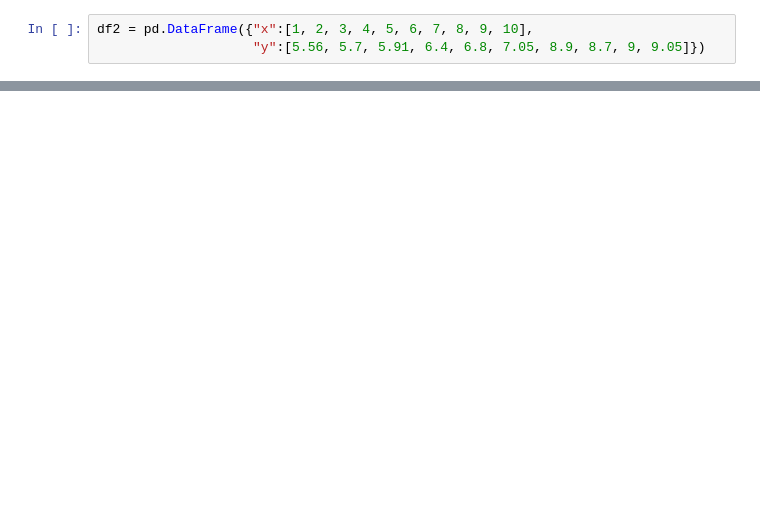
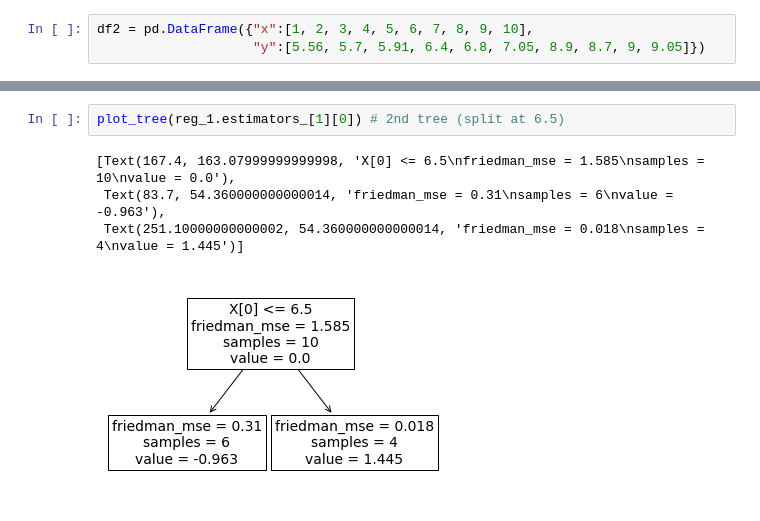
Before and after one commit to SilenceGTX/algorithms, a Jupyter notebook: GBDT.ipynb, the cells around one changed output, grey strips where cells are left out. Saved outputs shown, nothing was run; the diff lists cells and outputs as text; blank space fills up the shorter version.

```diff
--- a/GBDT.ipynb
+++ b/GBDT.ipynb
@@ -398,0 +587,7 @@ df2 = pd.DataFrame({"x":[1, 2, 3, 4, 5, 6, 7, 8, 9, 10],
+# %%
+plot_tree(reg_1.estimators_[1][0]) # 2nd tree (split at 6.5)
+# %% [output]
+[Text(167.4, 163.07999999999998, 'X[0] <= 6.5\nfriedman_mse = 1.585\nsamples = 10\nvalue = 0.0'),
+ Text(83.7, 54.360000000000014, 'friedman_mse = 0.31\nsamples = 6\nvalue = -0.963'),
+ Text(251.10000000000002, 54.360000000000014, 'friedman_mse = 0.018\nsamples = 4\nvalue = 1.445')]
+[figure, added]
```
Also changed, not shown: parts of 127 cells of this notebook.
